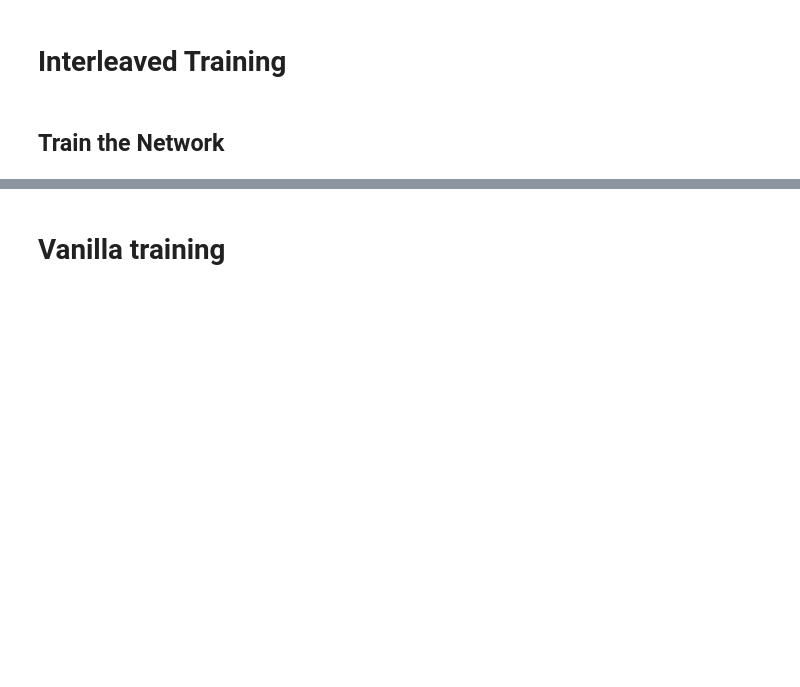
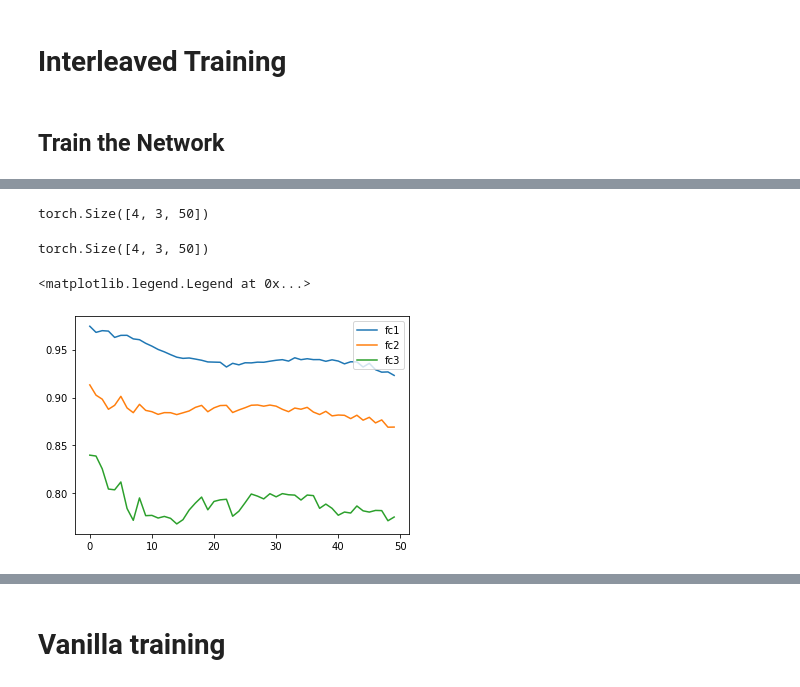
Before and after one commit to BeylierMPG/-NN-for-Spatial-and-Conceptual-Navigation, a Jupyter notebook: Mono_Multi_TASK/Experiments_notebooks/Network_representation_similarity_frozen_weights.ipynb, the cells around one changed output, grey strips where cells are left out. Drawn from its saved outputs; the diff is of its cells as text; code cells hidden in the pictures; blank space fills up the shorter version.

```diff
--- a/Mono_Multi_TASK/Experiments_notebooks/Network_representation_similarity_frozen_weights.ipynb
+++ b/Mono_Multi_TASK/Experiments_notebooks/Network_representation_similarity_frozen_weights.ipynb
@@ -188,0 +453,16 @@ option_interleaved = True
+# %%
+weather_losses = []
+spatial_losses = []
+List_cka_init_weather_interleaved = [[] for iteration in range(ITERATION)]
+List_cka_init_space_interleaved = [[] for iteration in range(ITERATION)]
+
+
+for iteration in range(ITERATION):
+    print("Iteration",iteration)
+
+    training = Training_frozen_weights()
+    model_weather,val_losses_weather,model_spatial,val_losses_spatial = training.training_individual_interleaved(EPOCH,Nodes_Second,Nodes_Third,train_loader_weather,val_loader_weather,test_loader_weather,train_loader_space,val_loader_space,test_loader_space,do_analysis,type_an,network_type,frequence)
+    weather_losses.append(val_losses_weather)
+    spatial_losses.append(val_losses_spatial)
+    List_cka_init_weather_interleaved[iteration].append(training.Liste_cka_init_weather)
+    List_cka_init_space_interleaved[iteration].append(training.Liste_cka_init_space)
@@ -193,8 +478,8 @@ List_cka_init_weather_interleaved = [[] for iteration in range(ITERATION)]
 List_cka_init_space_interleaved = [[] for iteration in range(ITERATION)]
 
 
-for i in range(ITERATION):
-    print("Iteration",i)
+for iteration in range(ITERATION):
+    print("Iteration",iteration)
     weather_losses = []
     spatial_losses = []
 
@@ -206,13 +491,14 @@ for i in range(ITERATION):
     optimizer_space = torch.optim.Adam(model_space.parameters(), lr=0.01, betas=(0.9, 0.999), eps=1e-08, weight_decay=0, amsgrad=False)
 
     criterion = nn.BCEWithLogitsLoss()
-    for epoch in range(EPOCH):
+    for epoch in range(np.int(EPOCH/2)):
 
         training = Training_frozen_weights()
         spatial_task = False
-        model_weather,val_losses = training.training_individual(model_weather,optimizer_weather,criterion,1,train_loader_weather,val_loader_weather,test_loader_weather,spatial_task,option_interleaved,do_analysis,type_an,network_type,frequence)
+        model_weather,val_losses = training.training_individual(model_weather,optimizer_weather,criterion,2,train_loader_weather,val_loader_weather,test_loader_weather,spatial_task,option_interleaved,do_analysis,type_an,network_type,frequence)
         weather_losses.append(val_losses)
         List_cka_init_weather_interleaved[iteration].append(training.Liste_cka_init)
+        print(val_losses)
 
         spatial_task = True
         model_space.fc2[0].weight = model_weather.fc2[0].weight
@@ -224,7 +510,7 @@ for i in range(ITERATION):
         for param in model_space.fc3.parameters():
             param.requires_grad = False
 
-        model_space,val_losses = training.training_individual(model_space,optimizer_space,criterion,1,train_loader_space,val_loader_space,test_loader_space,spatial_task,option_interleaved,do_analysis,type_an,network_type,frequence)
+        model_space,val_losses = training.training_individual(model_space,optimizer_space,criterion,2,train_loader_space,val_loader_space,test_loader_space,spatial_task,option_interleaved,do_analysis,type_an,network_type,frequence)
         spatial_losses.append(val_losses)
         List_cka_init_space_interleaved[iteration].append(training.Liste_cka_init)
 
@@ -246,0 +541,22 @@ Iteration 9
+# %%
+c = torch.tensor(List_cka_init_weather_interleaved).squeeze(1)
+#c = c.transpose(1,2)
+#c = torch.reshape(c,(c.size(0),c.size(1),c.size(2)*c.size(3)))
+print(c.shape)
+# %% [output]
+torch.Size([4, 3, 50])
+# %%
+d = torch.tensor(List_cka_init_space_interleaved).squeeze(1)
+print(d.shape)
+# %% [output]
+torch.Size([4, 3, 50])
+# %%
+epoch = [i for i in range(len(c[0][0]))]
+plt.figure()
+for i in range(len(Names_hook)):
+    plt.plot(epoch,c[1][i],label = Names_hook[i])
+
+plt.legend()
+# %% [output]
+<matplotlib.legend.Legend at 0x...>
+[figure, added]
```
Also changed, not shown: parts of 16 cells of this notebook, 1 other file.
